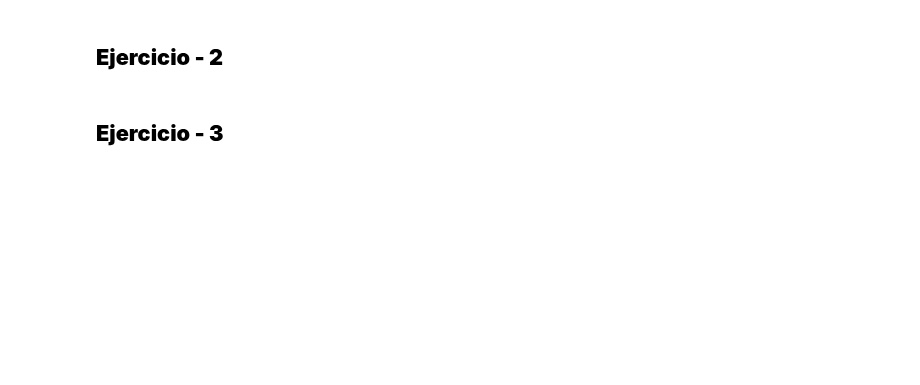
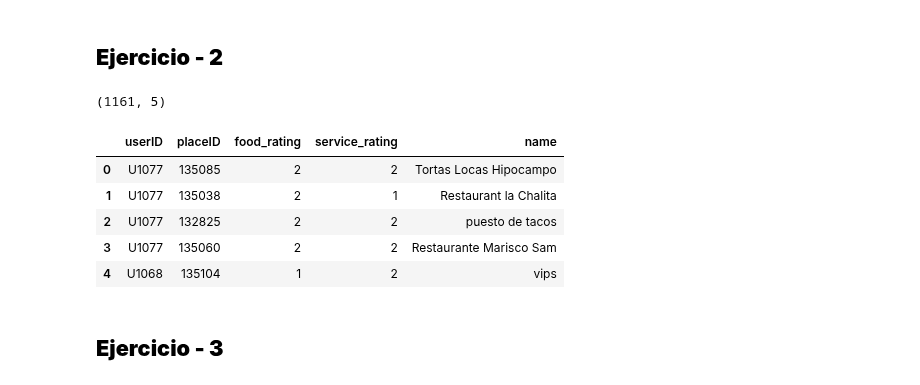
Before and after one commit to AngelBriFi/TareasTransfer, a Jupyter notebook: MNA_IAyAA_semana_8_Actividad_Sistemas_Recomendacion.ipynb, the cells around one changed output. Saved outputs shown, nothing was run; the diff lists cells and outputs as text; code cells hidden in the pictures; blank space fills up the shorter version.

```diff
--- a/MNA_IAyAA_semana_8_Actividad_Sistemas_Recomendacion.ipynb
+++ b/MNA_IAyAA_semana_8_Actividad_Sistemas_Recomendacion.ipynb
@@ -72,23 +86,31 @@ data2a = data2[lista_data2]
 # %%
 # Define el DataFrame que conjunte la información de las dos DataFrame data1a
 # y data2a en uno solo, a través de la columna común "placeID" y que
 # llamaremos "df_combinado":
 
 
 
 # ************* Inlcuye aquí tu código:*****************************
 
 
-df_combinado = None
+df_combinado = pd.merge(data1a, data2a, on='placeID')
 
 
 # *********** Aquí termina la sección de agregar código *************
 
 
 # Despleguemos la dimensión y los primeros renglones de este DataFrame:
 
 print(df_combinado.shape)
 df_combinado.head()
+# %% [output]
+(1161, 5)
+|  | userID | placeID | food_rating | service_rating | name |
+| 0 | U1077 | 135085 | 2 | 2 | Tortas Locas Hipocampo |
+| 1 | U1077 | 135038 | 2 | 1 | Restaurant la Chalita |
+| 2 | U1077 | 132825 | 2 | 2 | puesto de tacos |
+| 3 | U1077 | 135060 | 2 | 2 | Restaurante Marisco Sam |
+| 4 | U1068 | 135104 | 1 | 2 | vips |
 # %% [markdown]
 ## **Ejercicio - 3**
 # %%
```
Also changed, not shown: parts of 9 cells of this notebook.
